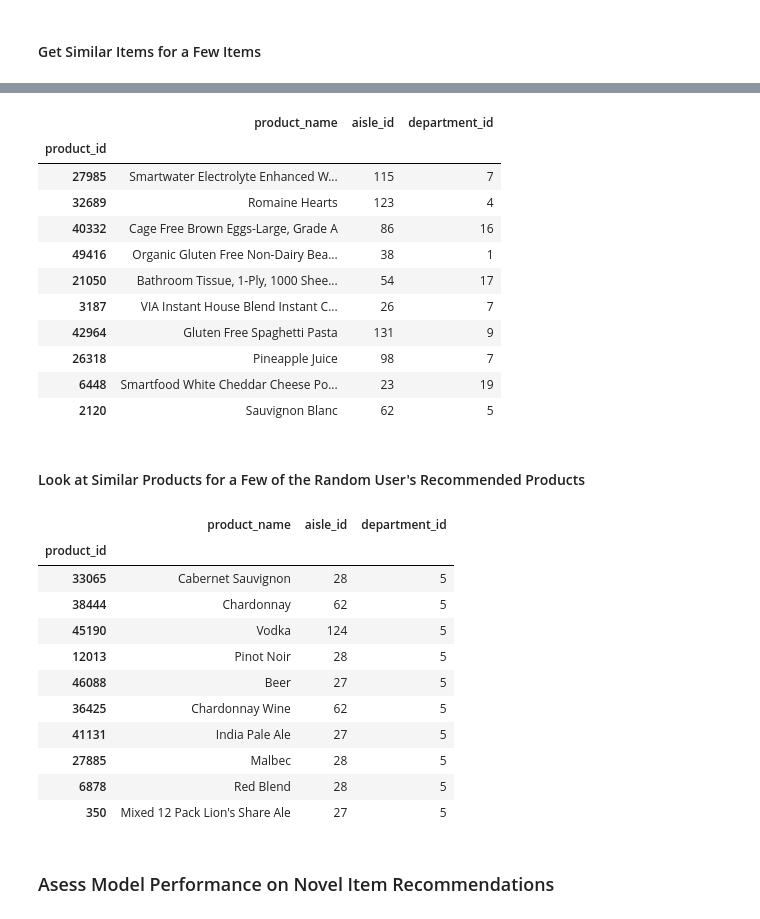
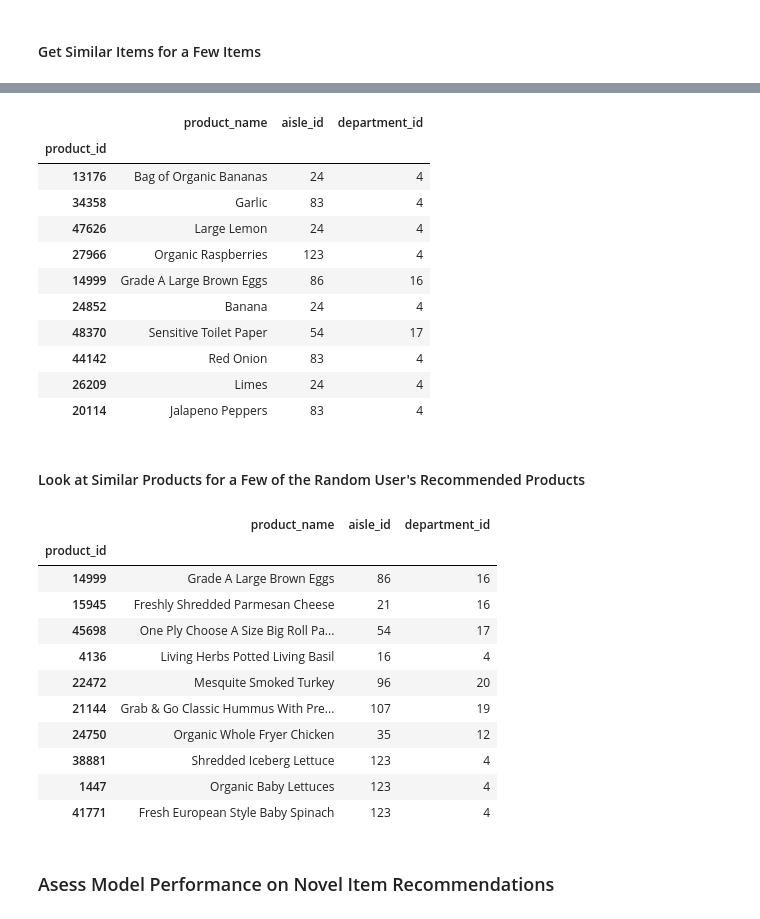
Before and after one commit to etlundquist/rankfm, a Jupyter notebook: examples/instacart.ipynb, the cells around one changed output, grey strips where cells are left out. Drawn from its saved outputs; the diff is of its cells as text; code cells hidden in the pictures.

```diff
--- a/examples/instacart.ipynb
+++ b/examples/instacart.ipynb
@@ -577,11 +577,11 @@ valid item features: (25320, 135)
 # %% [markdown]
 #### Initialize the Model with Chosen Hyperparameters
 # %%
-model = RankFM(factors=50, loss='warp', max_samples=100, regularization=0.01, learning_rate=0.1, learning_schedule='invscaling')
+model = RankFM(factors=50, loss='warp', max_samples=50, regularization=0.01, learning_rate=0.1, learning_schedule='invscaling')
 # %% [markdown]
 #### Fit the Model on the Training Data and Profile Computational Performance
 # %%
 %%time
-model.fit(interactions_train, sample_weight=sample_weight_train, epochs=50, verbose=True)
+model.fit(interactions_train, sample_weight=sample_weight_train, epochs=30, verbose=True)
 # %% [output]
 training epoch: 0
@@ -758,35 +758,35 @@ random_user_recs
 # %% [output]
 |  | product_name | aisle_id | department_id |
 | product_id |  |  |  |
-| 27985 | Smartwater Electrolyte Enhanced W... | 115 | 7 |
-| 32689 | Romaine Hearts | 123 | 4 |
-| 40332 | Cage Free Brown Eggs-Large, Grade A | 86 | 16 |
-| 49416 | Organic Gluten Free Non-Dairy Bea... | 38 | 1 |
-| 21050 | Bathroom Tissue, 1‑Ply, 1000 Shee... | 54 | 17 |
-| 3187 | VIA Instant House Blend Instant C... | 26 | 7 |
-| 42964 | Gluten Free Spaghetti Pasta | 131 | 9 |
-| 26318 | Pineapple Juice | 98 | 7 |
-| 6448 | Smartfood White Cheddar Cheese Po... | 23 | 19 |
-| 2120 | Sauvignon Blanc | 62 | 5 |
+| 13176 | Bag of Organic Bananas | 24 | 4 |
+| 34358 | Garlic | 83 | 4 |
+| 47626 | Large Lemon | 24 | 4 |
+| 27966 | Organic Raspberries | 123 | 4 |
+| 14999 | Grade A Large Brown Eggs | 86 | 16 |
+| 24852 | Banana | 24 | 4 |
+| 48370 | Sensitive Toilet Paper | 54 | 17 |
+| 44142 | Red Onion | 83 | 4 |
+| 26209 | Limes | 24 | 4 |
+| 20114 | Jalapeno Peppers | 83 | 4 |
 # %% [markdown]
 #### Look at Similar Products for a Few of the Random User's Recommended Products
 # %%
-most_similar_items = model.similar_items(2120)
+most_similar_items = model.similar_items(48370)
 most_similar_items = products_df.set_index('product_id').loc[most_similar_items]
 most_similar_items
 # %% [output]
 |  | product_name | aisle_id | department_id |
 | product_id |  |  |  |
-| 33065 | Cabernet Sauvignon | 28 | 5 |
-| 38444 | Chardonnay | 62 | 5 |
-| 45190 | Vodka | 124 | 5 |
-| 12013 | Pinot Noir | 28 | 5 |
-| 46088 | Beer | 27 | 5 |
-| 36425 | Chardonnay Wine | 62 | 5 |
-| 41131 | India Pale Ale | 27 | 5 |
-| 27885 | Malbec | 28 | 5 |
-| 6878 | Red Blend | 28 | 5 |
-| 350 | Mixed 12 Pack Lion's Share Ale | 27 | 5 |
+| 14999 | Grade A Large Brown Eggs | 86 | 16 |
+| 15945 | Freshly Shredded Parmesan Cheese | 21 | 16 |
+| 45698 | One Ply Choose A Size Big Roll Pa... | 54 | 17 |
+| 4136 | Living Herbs Potted Living Basil | 16 | 4 |
+| 22472 | Mesquite Smoked Turkey | 96 | 20 |
+| 21144 | Grab & Go Classic Hummus With Pre... | 107 | 19 |
+| 24750 | Organic Whole Fryer Chicken | 35 | 12 |
+| 38881 | Shredded Iceberg Lettuce | 123 | 4 |
+| 1447 | Organic Baby Lettuces | 123 | 4 |
+| 41771 | Fresh European Style Baby Spinach | 123 | 4 |
 # %% [markdown]
 ### Asess Model Performance on Novel Item Recommendations
 # %% [markdown]
```
Also changed, not shown: parts of 17 cells of this notebook, 3 other files.
